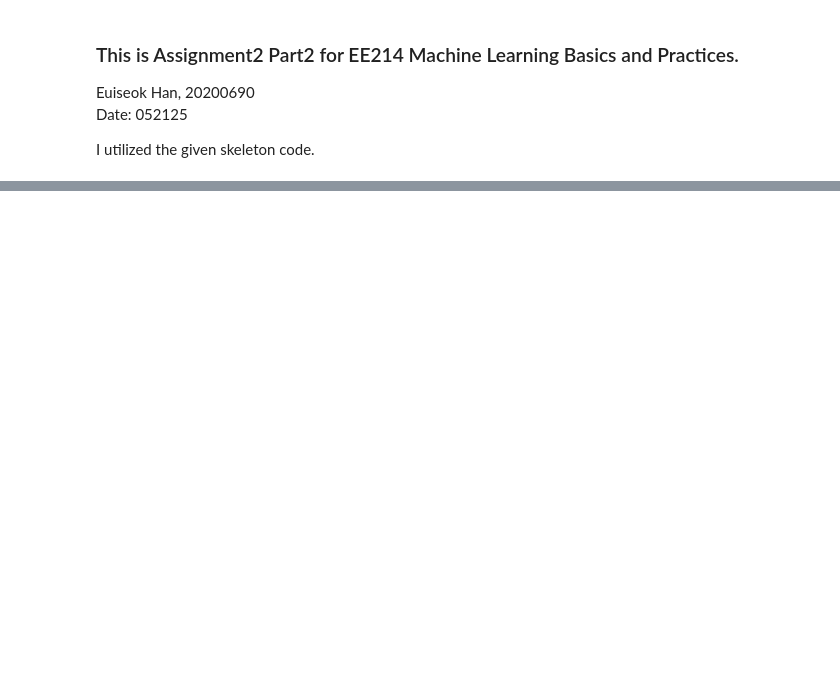
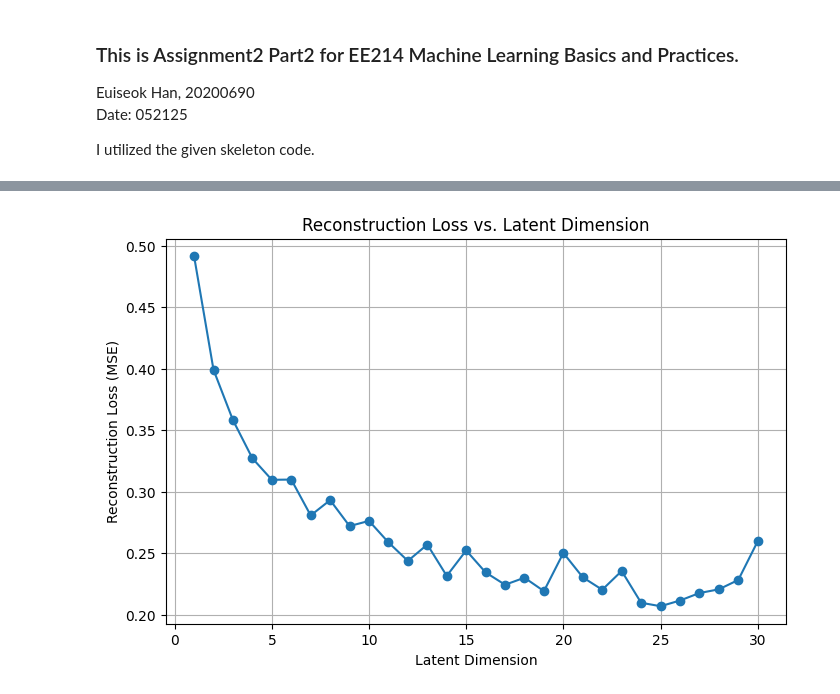
Before and after one commit to hanes1207/machine_learning_basics_and_practices, a Jupyter notebook: Assignment2/Task2.ipynb, the cells around one changed output, grey strips where cells are left out. Drawn from its saved outputs; the diff is of its cells as text; code cells hidden in the pictures; blank space fills up the shorter version.

```diff
--- a/Assignment2/Task2.ipynb
+++ b/Assignment2/Task2.ipynb
@@ -33,3 +47,11 @@ derm = fetch_ucirepo(name="Dermatology")  # TODO: cache locally if slow
 
 X_raw = derm.data.features.to_numpy()  # 34 features (no labels)
 X_unknown = pd.read_csv("unknown_dataset.csv").to_numpy()  # 5452 × 10 PCA
+
+#TODO: Filling missing values
+# According to the official website of the dataset, some values of ages are missing.
+# However, age might irrelevant to the class code.
+# Also, since the number of missing values are small compare to the number of samples,
+# I just filled the missing values with mean value of other samples.
+imputer = SimpleImputer(strategy='mean')
+X_filled = imputer.fit_transform(X_raw)
@@ -36,10 +68,10 @@ X_unknown = pd.read_csv("unknown_dataset.csv").to_numpy()  # 5452 × 10 PCA
 # %%
 # ---------- 2. Scaling ----------
 std_scaler = StandardScaler()
-X_std = std_scaler.fit_transform(X_raw)
+X_std = std_scaler.fit_transform(X_filled)
 
 minmax_scaler = MinMaxScaler()  # for comparison
-X_minmax = minmax_scaler.fit_transform(X_raw)
+X_minmax = minmax_scaler.fit_transform(X_filled)
 # %%
 # ---------- 3. Dimensionality Reduction ----------
 pca = PCA(n_components=0.95, random_state=42)
@@ -71,2 +84,86 @@ SyntaxError: invalid syntax (3112199087.py, line 22)
+# %%
+# ---------- AutoEncoder stub ----------
+class AE(nn.Module):
+    def __init__(self, in_dim, latent_dim=10):
+        super().__init__()
+        # TODO: define encoder / decoder layers
+        self.encoder = nn.Sequential(
+            nn.Linear(in_dim, 16),
+            nn.ReLU(),
+            nn.Linear(16, latent_dim)
+        )
+        self.decoder = nn.Sequential(
+            nn.Linear(latent_dim, 16),
+            nn.ReLU(),
+            nn.Linear(16, in_dim)
+            # 출력층은 선형, MSELoss 사용 시 활성화 함수 없음
+        )
+
+    def forward(self, x):
+        # TODO: forward pass
+        latent = self.encoder(x)
+        reconstructed = self.decoder(latent)
+
+        return reconstructed
+
+    def encode(self, x):
+        return self.encoder(x)
+
+def train_ae(x_np, latent_dim, epochs):
+    """Returns latent representation (np.ndarray)."""
+    # TODO: build model, optimizer, loss, training loop
+
+    device = torch.device("cuda" if torch.cuda.is_available() else "cpu")
+    x_tensor = torch.tensor(x_np, dtype=torch.float32)
+    dataset = TensorDataset(x_tensor)
+    loader = DataLoader(dataset, batch_size=32, shuffle=True)
+
+    model = AE(in_dim=x_np.shape[1], latent_dim=latent_dim).to(device)
+    optimizer = optim.Adam(model.parameters(), lr=1e-3)
+    criterion = nn.MSELoss()
+
+    model.train()
+    for epoch in range(epochs):
+        epoch_loss = 0.0
+        for batch in loader:
+            inputs = batch[0].to(device)
+            optimizer.zero_grad()
+            outputs = model(inputs)
+            loss = criterion(outputs, inputs)
+            loss.backward()
+            optimizer.step()
+            epoch_loss += loss.item() * inputs.size(0)
+        epoch_loss /= len(loader.dataset)
+        # print(f"Epoch {epoch+1}, Loss: {epoch_loss:.6f}")
+
+    # 학습 후 latent representation 추출
+    model.eval()
+    with torch.no_grad():
+        x_tensor = x_tensor.to(device)
+        latent = model.encode(x_tensor).cpu().numpy()
+
+    return latent, epoch_loss
+
+
+# latent_dim = 10
+# epochs = 100
+# X_ae, loss = train_ae(X_std, latent_dim, epochs)
+# -------------------------------------
+losses = []
+dims = list(range(1, 31))  # 보통 dim=0은 무의미하니 1부터
+
+for latent_dim in dims:
+    X_ae, loss = train_ae(X_std, latent_dim=latent_dim, epochs=100)
+    losses.append(loss)
+
+plt.figure(figsize=(8, 5))
+plt.plot(dims, losses, marker='o')
+plt.title('Reconstruction Loss vs. Latent Dimension')
+plt.xlabel('Latent Dimension')
+plt.ylabel('Reconstruction Loss (MSE)')
+plt.grid(True)
+plt.show()
+# %% [output]
+[figure, added]
 # %%
 # ---------- 4. Helper: k-Means Elbow & Silhouette ----------
```
Also changed, not shown: parts of 10 cells of this notebook.
